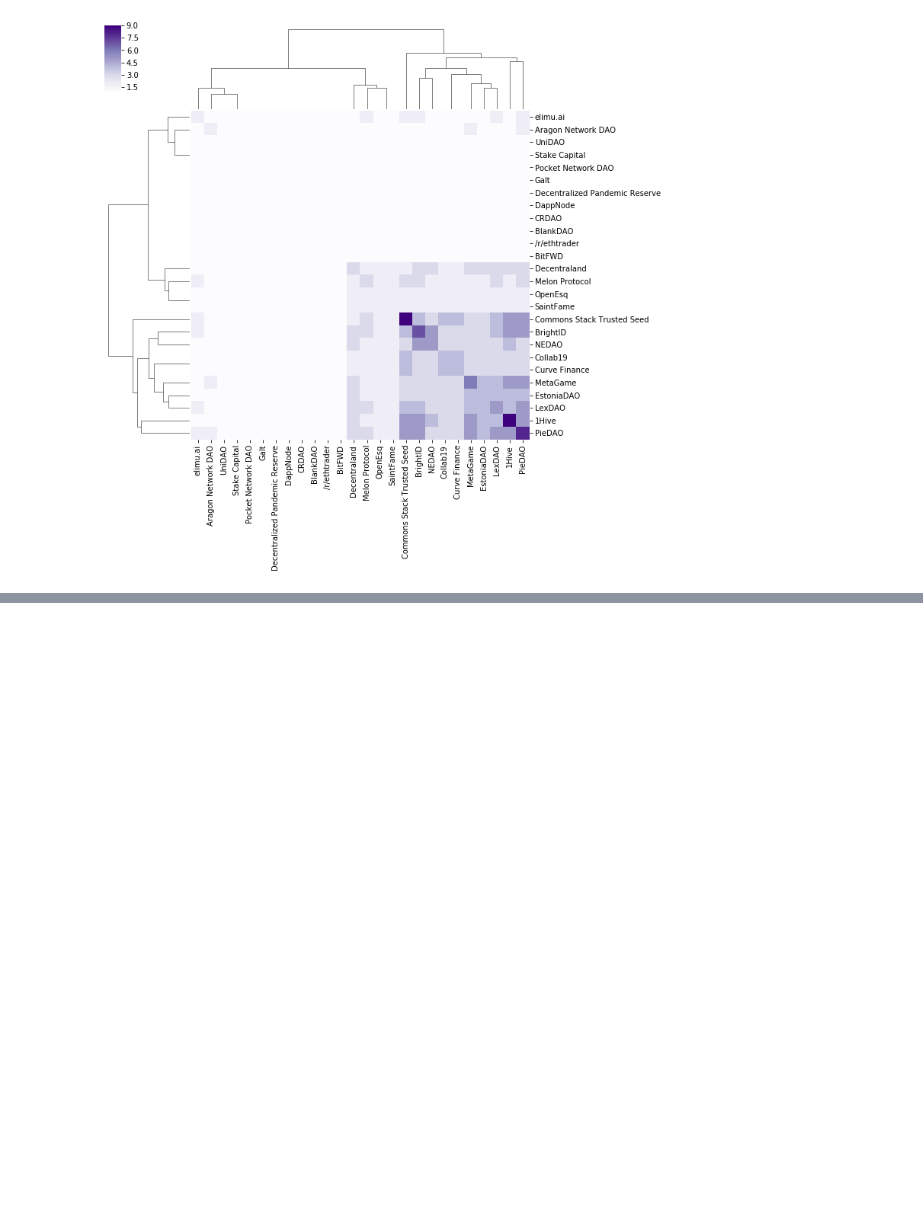
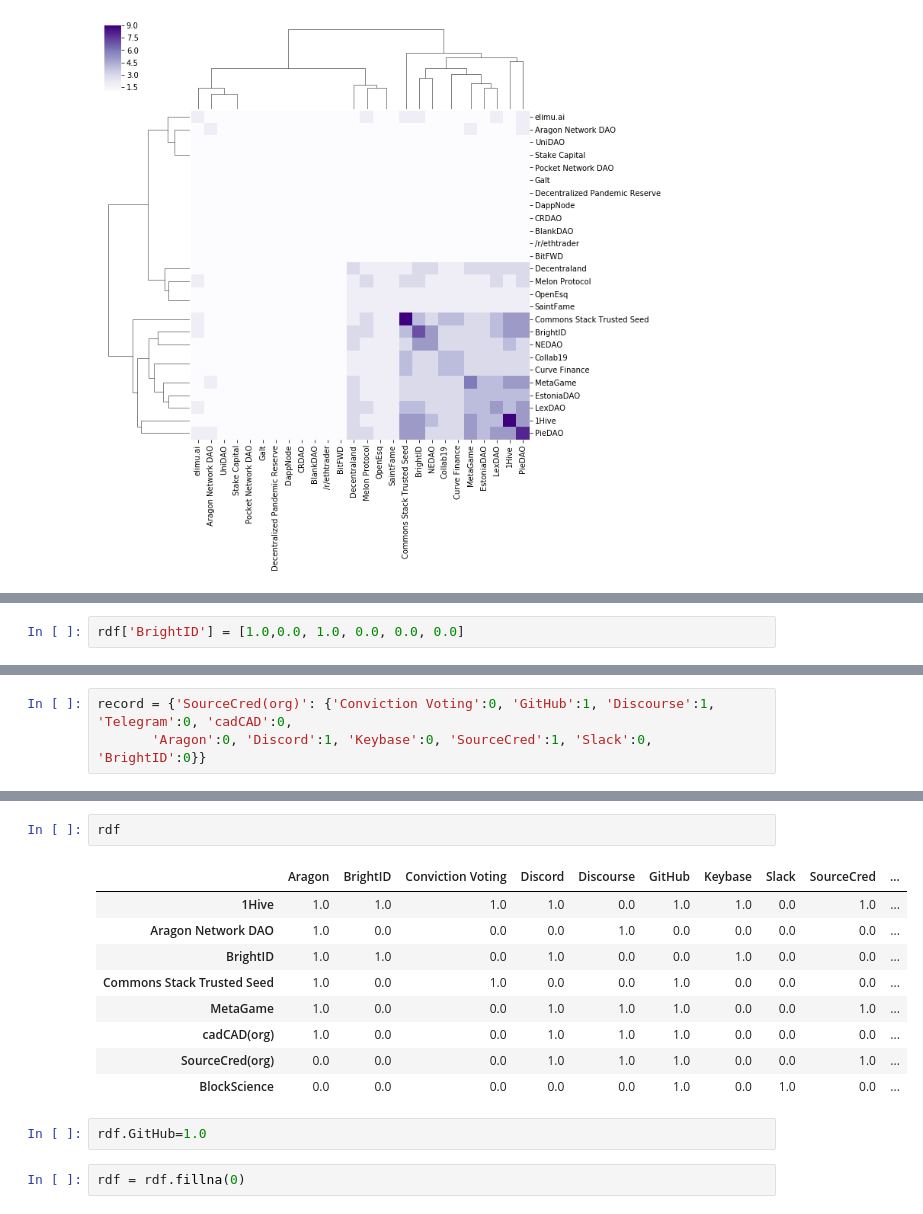
Before and after one commit to metagov/govbase, a Jupyter notebook: airtableToNetworkx.ipynb, the cells around one changed output, grey strips where cells are left out. Saved outputs shown, nothing was run; the diff lists cells and outputs as text; blank space fills up the shorter version.

```diff
--- a/airtableToNetworkx.ipynb
+++ b/airtableToNetworkx.ipynb
@@ -464,0 +522,2 @@ sns.clustermap(data=tool_data_df, cmap = 'Purples')
+# %%
+rdf['BrightID'] = [1.0,0.0, 1.0, 0.0, 0.0, 0.0]
@@ -464,0 +534,3 @@ sns.clustermap(data=tool_data_df, cmap = 'Purples')
+# %%
+record = {'SourceCred(org)': {'Conviction Voting':0, 'GitHub':1, 'Discourse':1, 'Telegram':0, 'cadCAD':0,
+       'Aragon':0, 'Discord':1, 'Keybase':0, 'SourceCred':1, 'Slack':0, 'BrightID':0}}
@@ -464,0 +555,16 @@ sns.clustermap(data=tool_data_df, cmap = 'Purples')
+# %%
+rdf
+# %% [output]
+|  | Aragon | BrightID | Conviction Voting | Discord | Discourse | GitHub | Keybase | Slack | SourceCred | ... |
+| 1Hive | 1.0 | 1.0 | 1.0 | 1.0 | 0.0 | 1.0 | 1.0 | 0.0 | 1.0 | ... |
+| Aragon Network DAO | 1.0 | 0.0 | 0.0 | 0.0 | 1.0 | 0.0 | 0.0 | 0.0 | 0.0 | ... |
+| BrightID | 1.0 | 1.0 | 0.0 | 1.0 | 0.0 | 0.0 | 1.0 | 0.0 | 0.0 | ... |
+| Commons Stack Trusted Seed | 1.0 | 0.0 | 1.0 | 0.0 | 0.0 | 1.0 | 0.0 | 0.0 | 0.0 | ... |
+| MetaGame | 1.0 | 0.0 | 0.0 | 1.0 | 1.0 | 1.0 | 0.0 | 0.0 | 1.0 | ... |
+| cadCAD(org) | 1.0 | 0.0 | 0.0 | 1.0 | 1.0 | 1.0 | 0.0 | 0.0 | 0.0 | ... |
+| SourceCred(org) | 0.0 | 0.0 | 0.0 | 1.0 | 1.0 | 1.0 | 0.0 | 0.0 | 1.0 | ... |
+| BlockScience | 0.0 | 0.0 | 0.0 | 0.0 | 0.0 | 1.0 | 0.0 | 1.0 | 0.0 | ... |
+# %%
+rdf.GitHub=1.0
+# %%
+rdf = rdf.fillna(0)
```
Also changed, not shown: parts of 37 cells of this notebook, 4 other files.
